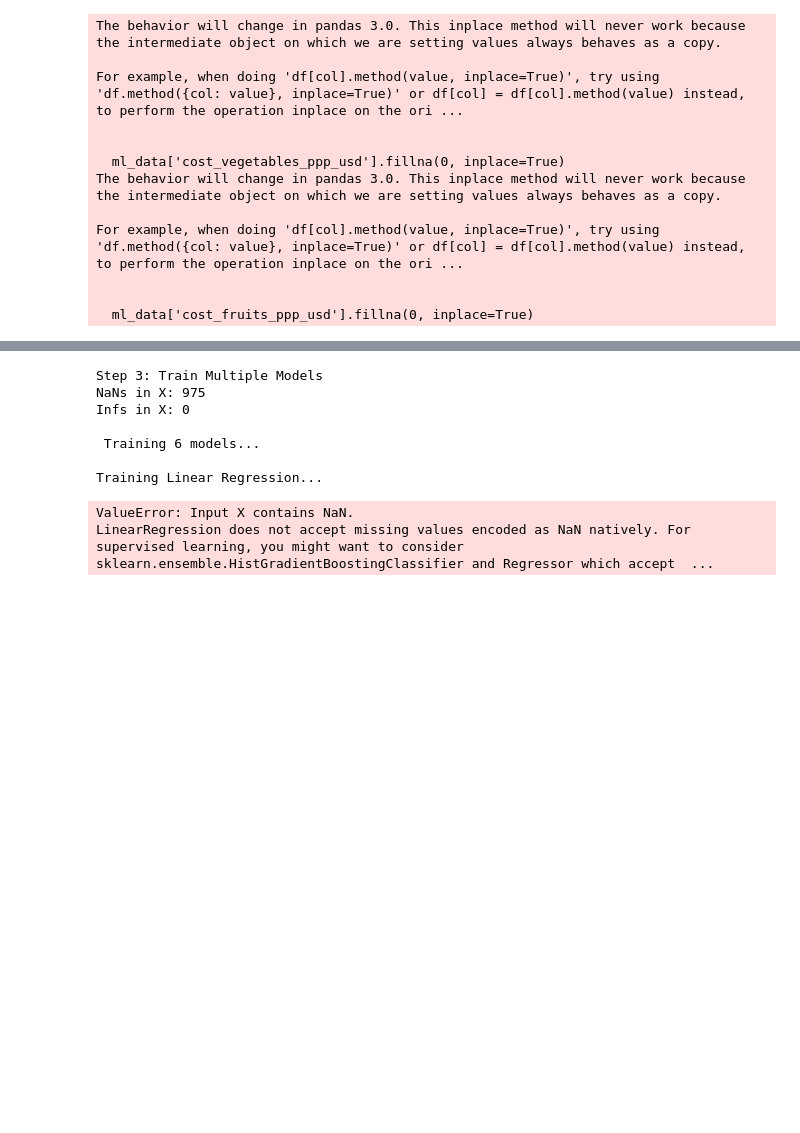
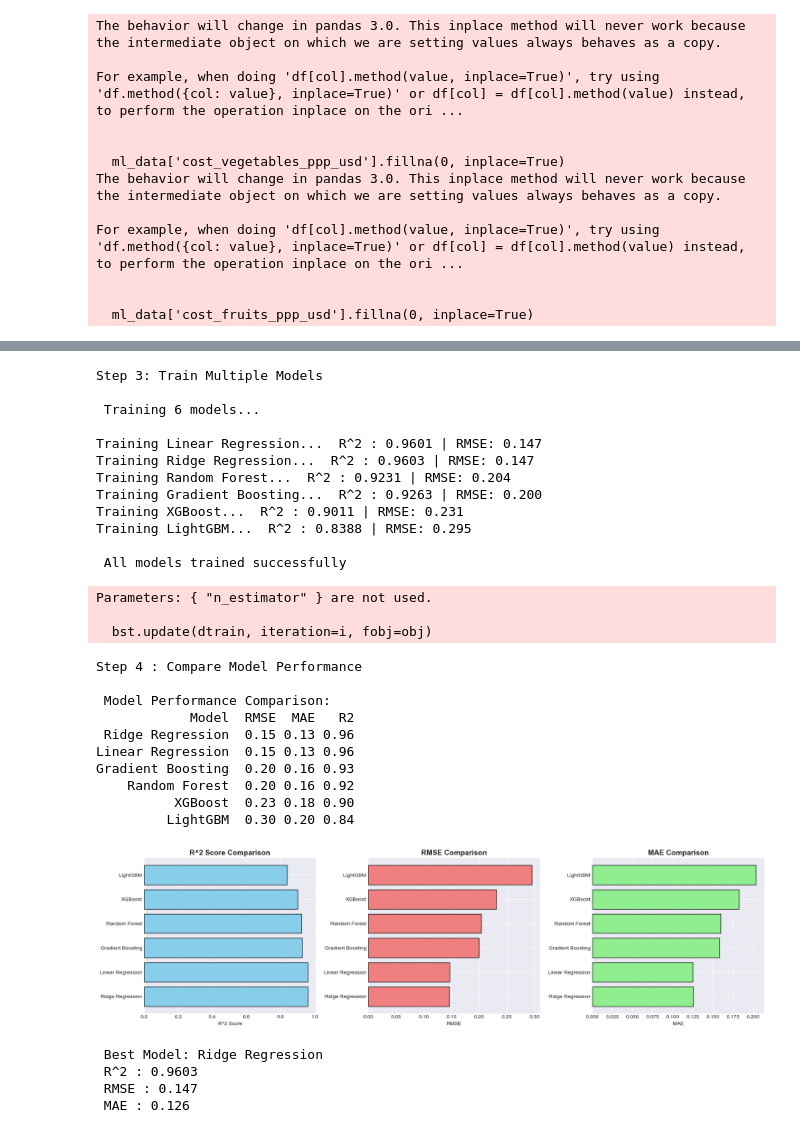
Before and after one commit to ima-o3/global-healthy-diet-cost-analysis, a Jupyter notebook: Health Price Analysis.ipynb, the cells around one changed output, grey strips where cells are left out. Drawn from its saved outputs; the diff is of its cells as text; code cells hidden in the pictures; blank space fills up the shorter version.

Commit message:
Completed Machine Learning Pipeline

```diff
--- a/Health Price Analysis.ipynb
+++ b/Health Price Analysis.ipynb
@@ -478,7 +491,7 @@ Testing Set : 276 samples
 print("\nStep 3: Train Multiple Models")
 
 #Dictionary to Store Results
-results = ()
+results = {}
 
 #Define Models
 models = {
@@ -532,11 +545,78 @@ for name, model in models.items():
 print("\n All models trained successfully")
 # %% [output]
 Step 3: Train Multiple Models
-NaNs in X: 975
-Infs in X: 0
 
  Training 6 models...
 
-Training Linear Regression...
+Training Linear Regression...  R^2 : 0.9601 | RMSE: 0.147
+Training Ridge Regression...  R^2 : 0.9603 | RMSE: 0.147
+Training Random Forest...  R^2 : 0.9231 | RMSE: 0.204
+Training Gradient Boosting...  R^2 : 0.9263 | RMSE: 0.200
+Training XGBoost...  R^2 : 0.9011 | RMSE: 0.231
+Training LightGBM...  R^2 : 0.8388 | RMSE: 0.295
+
+ All models trained successfully
-ValueError: Input X contains NaN.
-LinearRegression does not accept missing values encoded as NaN natively. For supervised learning, you might want to consider sklearn.ensemble.HistGradientBoostingClassifier and Regressor which accept  ...
+Parameters: { "n_estimator" } are not used.
+
+  bst.update(dtrain, iteration=i, fobj=obj)
+# %%
+print("\nStep 4 : Compare Model Performance")
+
+#Create a comparison dataframe
+comparison_df = pd.DataFrame({
+    'Model' : list(results.keys()),
+    'RMSE' : [results[m]['RMSE'] for m in results],
+    'MAE' : [results[m]['MAE'] for m in results],
+    'R2' : [results[m]['R2'] for m in results]
+}).sort_values('R2', ascending=False)
+
+print("\n Model Performance Comparison:")
+print(comparison_df.to_string(index=False))
+
+#Visualise Performance
+fig, axes = plt.subplots(1, 3, figsize=(18,5))
+
+#R2 score
+axes[0].barh(comparison_df['Model'], comparison_df['R2'], color='skyblue', edgecolor='black')
+axes[0].set_title('R^2 Score Comparison', fontsize=14, fontweight='bold')
+axes[0].set_xlabel('R^2 Score')
+
+#RMSE
+axes[1].barh(comparison_df['Model'], comparison_df['RMSE'], color='lightcoral', edgecolor='black')
+axes[1].set_title('RMSE Comparison', fontsize=14, fontweight='bold')
+axes[1].set_xlabel('RMSE')
+
+#MAE
+axes[2].barh(comparison_df['Model'], comparison_df['MAE'], color='lightgreen', edgecolor='black')
+axes[2].set_title('MAE Comparison', fontsize=14, fontweight='bold')
+axes[2].set_xlabel('MAE')
+
+plt.tight_layout()
+plt.show()
+
+#Identify Best Model
+best_model_name = comparison_df.iloc[0]['Model']
+best_r2 = comparison_df.iloc[0]['R2']
+best_rmse = comparison_df.iloc[0]['RMSE']
+best_mae = comparison_df.iloc[0]['MAE']
+
+print(f"\n Best Model: {best_model_name}")
+print(f" R^2 : {best_r2:.4f}")
+print(f" RMSE : {best_rmse:.3f}")
+print(f" MAE : {best_mae:.3f}")
+# %% [output]
+Step 4 : Compare Model Performance
+
+ Model Performance Comparison:
+            Model  RMSE  MAE   R2
+ Ridge Regression  0.15 0.13 0.96
+Linear Regression  0.15 0.13 0.96
+Gradient Boosting  0.20 0.16 0.93
+    Random Forest  0.20 0.16 0.92
+          XGBoost  0.23 0.18 0.90
+         LightGBM  0.30 0.20 0.84
+[figure, added]
+ Best Model: Ridge Regression
+ R^2 : 0.9603
+ RMSE : 0.147
+ MAE : 0.126
```
Also changed, not shown: parts of 4 cells of this notebook.
